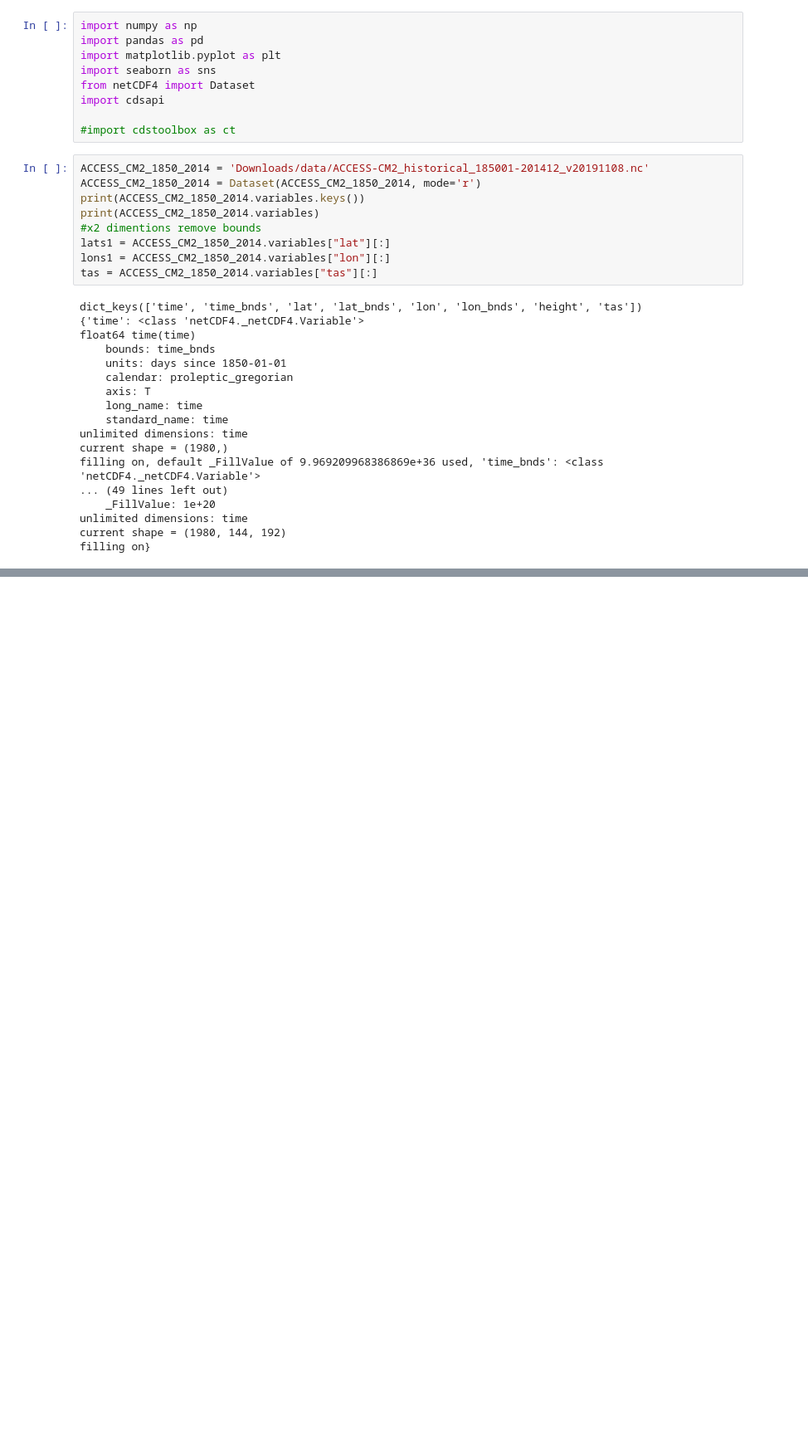
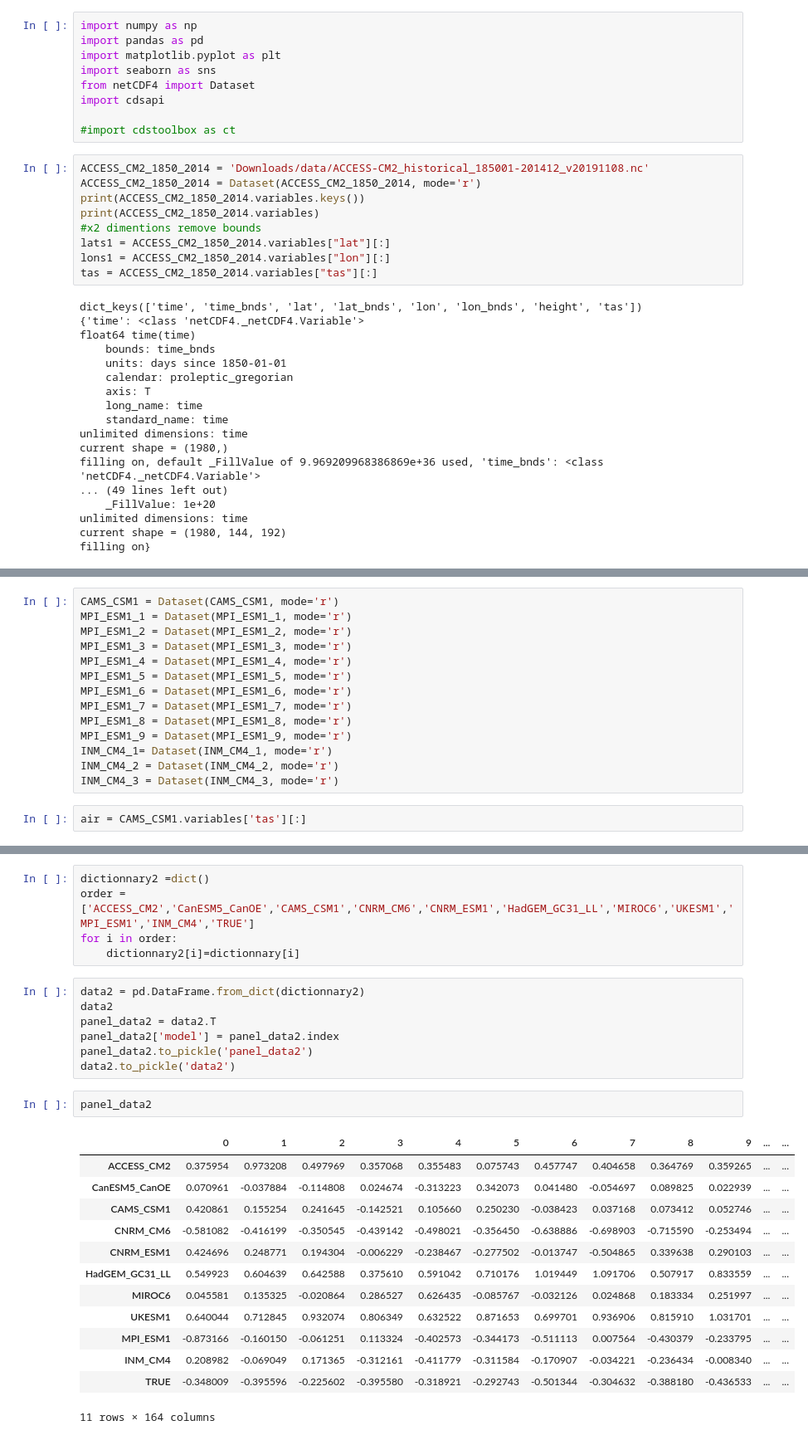
Before and after one commit to dafnep/ML-Climate-Final-Project-Template, a Jupyter notebook: src/Convert_to_anomalies.ipynb, the cells around one changed output, grey strips where cells are left out. Shown at 83% size. Cells and saved outputs as stored; diff of their text form; blank space fills up the shorter version.

```diff
--- a/src/Convert_to_anomalies.ipynb
+++ b/src/Convert_to_anomalies.ipynb
@@ -233,0 +243,16 @@ print (t)
+# %%
+CAMS_CSM1 = Dataset(CAMS_CSM1, mode='r')
+MPI_ESM1_1 = Dataset(MPI_ESM1_1, mode='r')
+MPI_ESM1_2 = Dataset(MPI_ESM1_2, mode='r')
+MPI_ESM1_3 = Dataset(MPI_ESM1_3, mode='r')
+MPI_ESM1_4 = Dataset(MPI_ESM1_4, mode='r')
+MPI_ESM1_5 = Dataset(MPI_ESM1_5, mode='r')
+MPI_ESM1_6 = Dataset(MPI_ESM1_6, mode='r')
+MPI_ESM1_7 = Dataset(MPI_ESM1_7, mode='r')
+MPI_ESM1_8 = Dataset(MPI_ESM1_8, mode='r')
+MPI_ESM1_9 = Dataset(MPI_ESM1_9, mode='r')
+INM_CM4_1= Dataset(INM_CM4_1, mode='r')
+INM_CM4_2 = Dataset(INM_CM4_2, mode='r')
+INM_CM4_3 = Dataset(INM_CM4_3, mode='r')
+# %%
+air = CAMS_CSM1.variables['tas'][:]
@@ -233,0 +292,28 @@ print (t)
+# %%
+dictionnary2 =dict()
+order = ['ACCESS_CM2','CanESM5_CanOE','CAMS_CSM1','CNRM_CM6','CNRM_ESM1','HadGEM_GC31_LL','MIROC6','UKESM1','MPI_ESM1','INM_CM4','TRUE']
+for i in order:
+    dictionnary2[i]=dictionnary[i]
+# %%
+data2 = pd.DataFrame.from_dict(dictionnary2)
+data2
+panel_data2 = data2.T
+panel_data2['model'] = panel_data2.index
+panel_data2.to_pickle('panel_data2')
+data2.to_pickle('data2')
+# %%
+panel_data2
+# %% [output]
+|  | 0 | 1 | 2 | 3 | 4 | 5 | 6 | 7 | 8 | 9 | ... | ... |
+| ACCESS_CM2 | 0.375954 | 0.973208 | 0.497969 | 0.357068 | 0.355483 | 0.075743 | 0.457747 | 0.404658 | 0.364769 | 0.359265 | ... | ... |
+| CanESM5_CanOE | 0.070961 | -0.037884 | -0.114808 | 0.024674 | -0.313223 | 0.342073 | 0.041480 | -0.054697 | 0.089825 | 0.022939 | ... | ... |
+| CAMS_CSM1 | 0.420861 | 0.155254 | 0.241645 | -0.142521 | 0.105660 | 0.250230 | -0.038423 | 0.037168 | 0.073412 | 0.052746 | ... | ... |
+| CNRM_CM6 | -0.581082 | -0.416199 | -0.350545 | -0.439142 | -0.498021 | -0.356450 | -0.638886 | -0.698903 | -0.715590 | -0.253494 | ... | ... |
+| CNRM_ESM1 | 0.424696 | 0.248771 | 0.194304 | -0.006229 | -0.238467 | -0.277502 | -0.013747 | -0.504865 | 0.339638 | 0.290103 | ... | ... |
+| HadGEM_GC31_LL | 0.549923 | 0.604639 | 0.642588 | 0.375610 | 0.591042 | 0.710176 | 1.019449 | 1.091706 | 0.507917 | 0.833559 | ... | ... |
+| MIROC6 | 0.045581 | 0.135325 | -0.020864 | 0.286527 | 0.626435 | -0.085767 | -0.032126 | 0.024868 | 0.183334 | 0.251997 | ... | ... |
+| UKESM1 | 0.640044 | 0.712845 | 0.932074 | 0.806349 | 0.632522 | 0.871653 | 0.699701 | 0.936906 | 0.815910 | 1.031701 | ... | ... |
+| MPI_ESM1 | -0.873166 | -0.160150 | -0.061251 | 0.113324 | -0.402573 | -0.344173 | -0.511113 | 0.007564 | -0.430379 | -0.233795 | ... | ... |
+| INM_CM4 | 0.208982 | -0.069049 | 0.171365 | -0.312161 | -0.411779 | -0.311584 | -0.170907 | -0.034221 | -0.236434 | -0.008340 | ... | ... |
+| TRUE | -0.348009 | -0.395596 | -0.225602 | -0.395580 | -0.318921 | -0.292743 | -0.501344 | -0.304632 | -0.388180 | -0.436533 | ... | ... |
+11 rows × 164 columns
```
Also changed, not shown: parts of 18 cells of this notebook, 9 other files.
